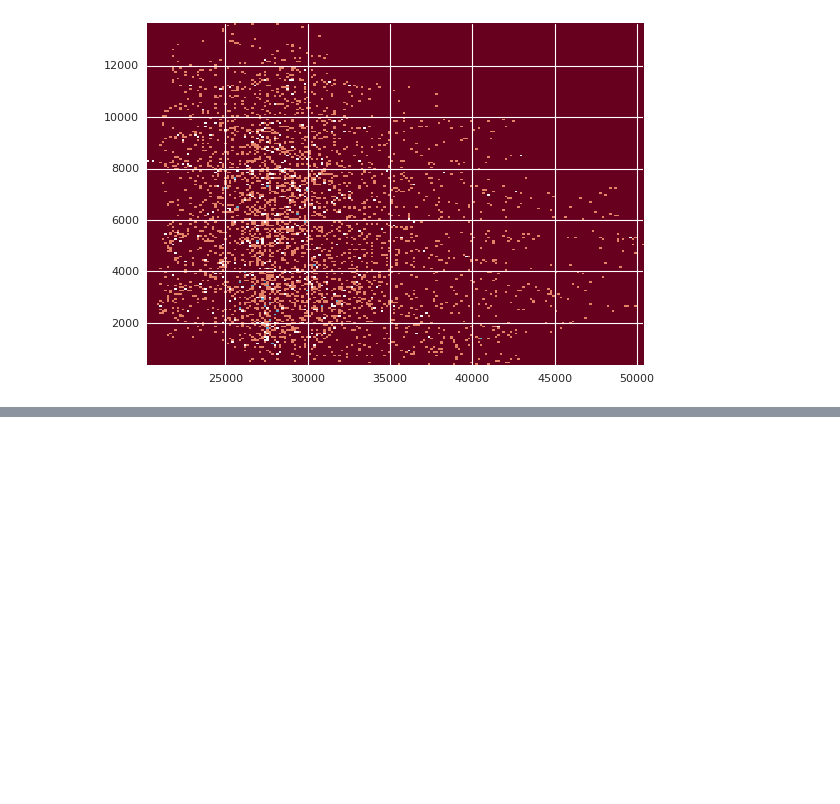
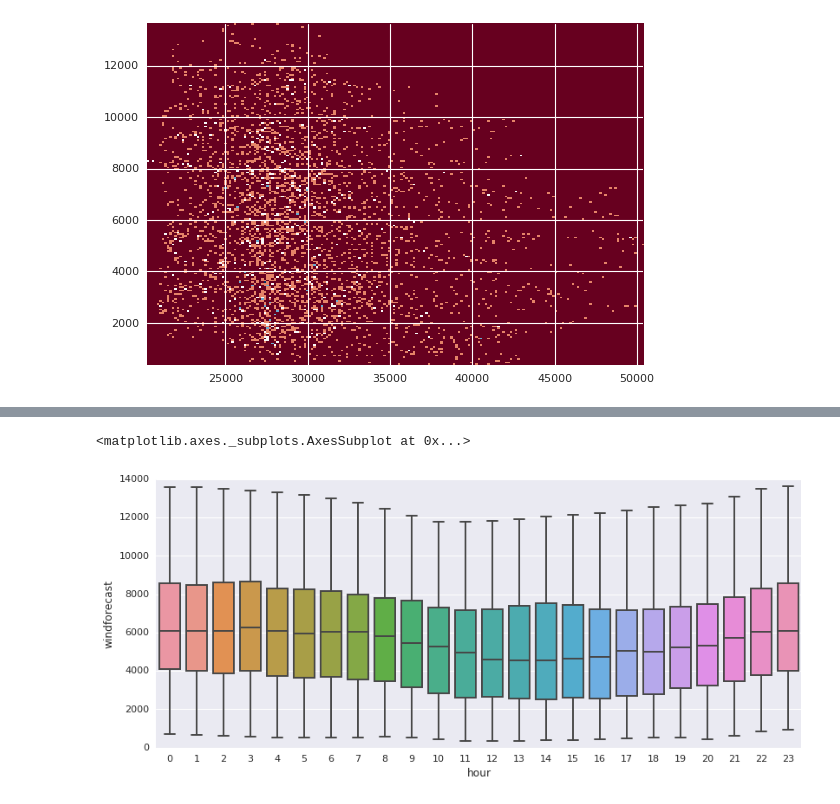
Before and after one commit to drewgray/spp-da-price-forecast, a Jupyter notebook: SPP_dart_prices.ipynb, the cells around one changed output, grey strips where cells are left out. Drawn from its saved outputs; the diff is of its cells as text; code cells hidden in the pictures; blank space fills up the shorter version.

```diff
--- a/SPP_dart_prices.ipynb
+++ b/SPP_dart_prices.ipynb
@@ -192,0 +183,6 @@ plt.show()
+# %%
+fig, ax = plt.subplots(figsize=(12,5))
+seaborn.boxplot(tt['hour'], tt['windforecast'], ax=ax)
+# %% [output]
+<matplotlib.axes._subplots.AxesSubplot at 0x...>
+[figure, added]
```
Also changed, not shown: parts of 4 cells of this notebook.
